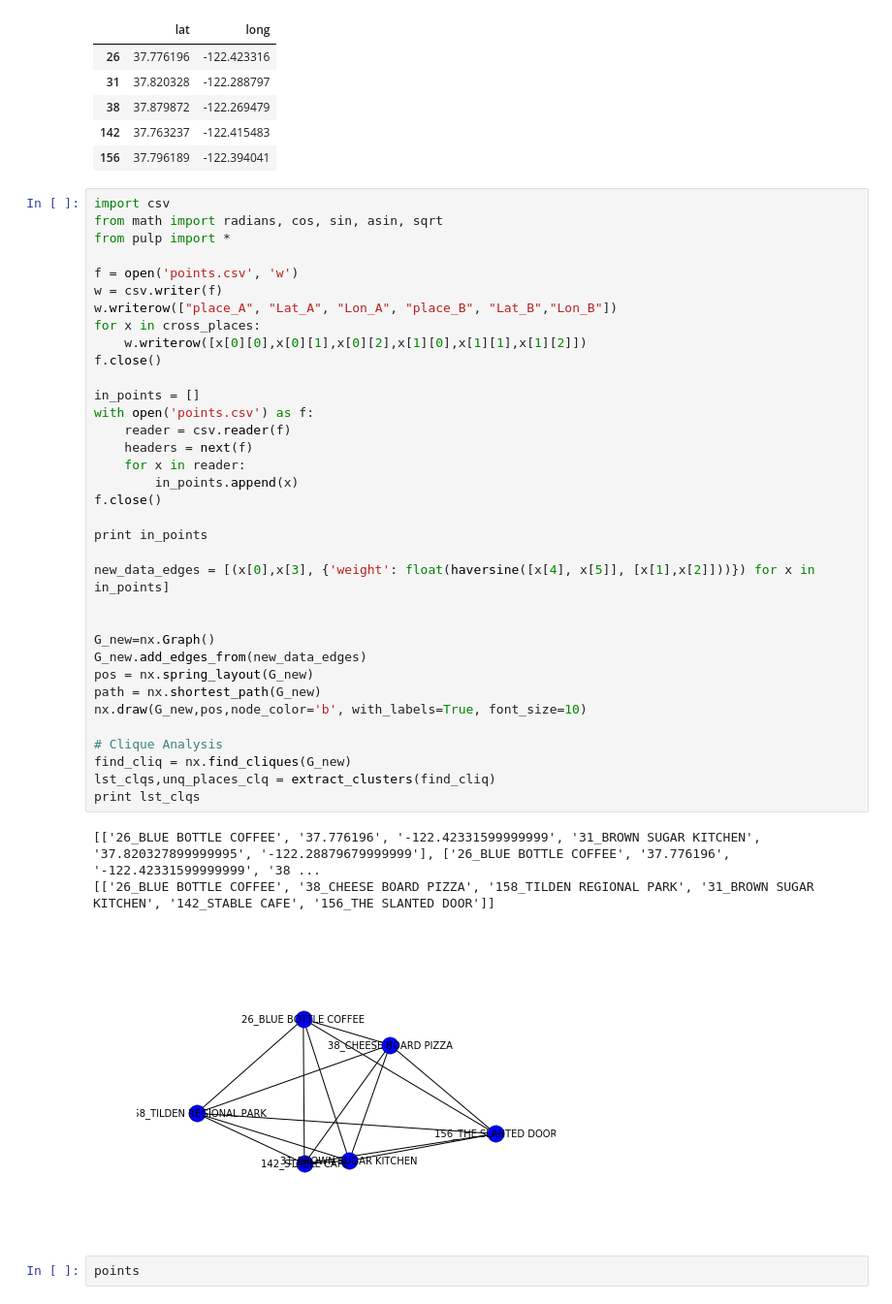
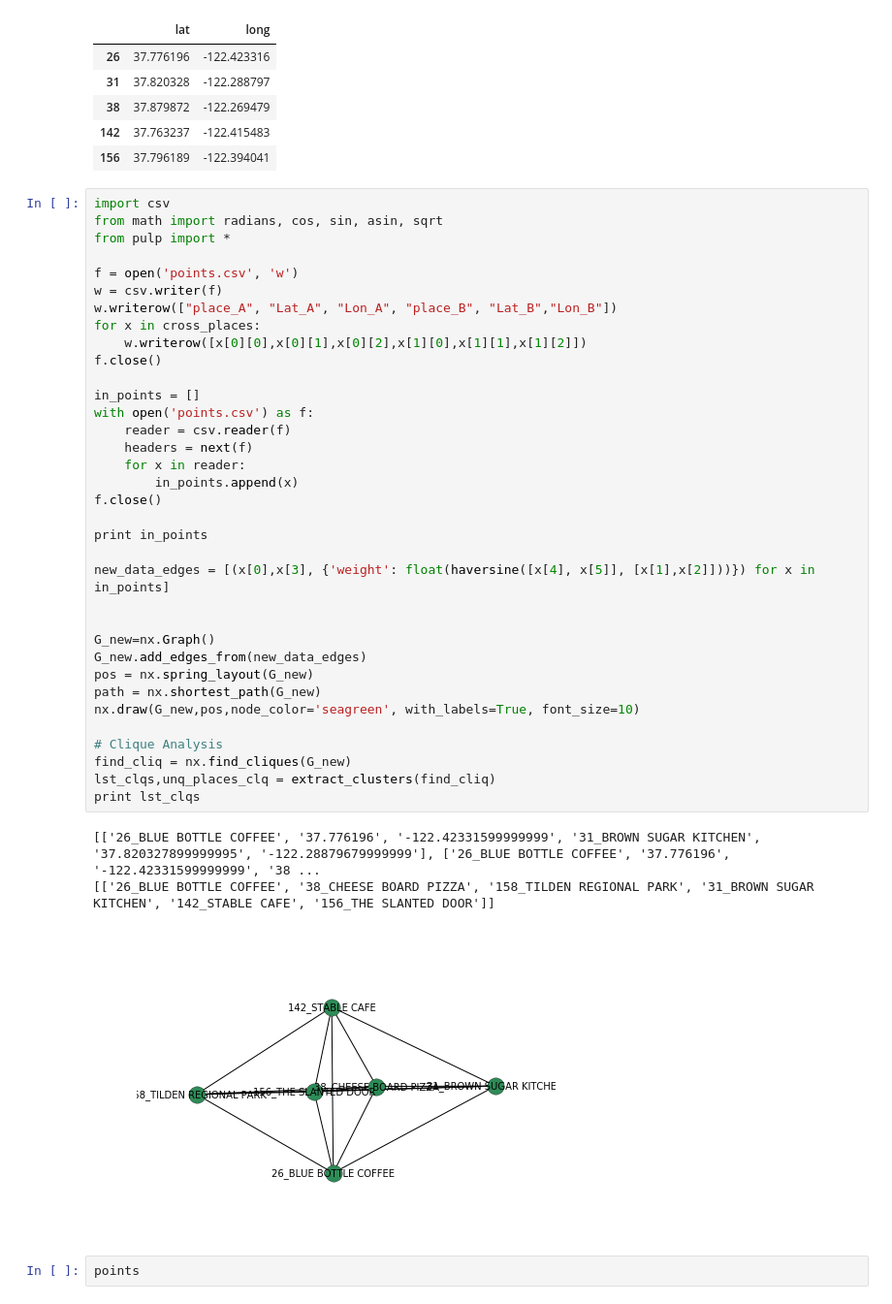
Before and after one commit to sarubenfeld/clusters, a Jupyter notebook: FINAL.ipynb, the cells around one changed output. Shown at 97% size. Saved outputs shown, nothing was run; the diff lists cells and outputs as text.

```diff
--- a/FINAL.ipynb
+++ b/FINAL.ipynb
@@ -798,35 +798,35 @@ w = csv.writer(f)
 w.writerow(["place_A", "Lat_A", "Lon_A", "place_B", "Lat_B","Lon_B"])
 for x in cross_places:
     w.writerow([x[0][0],x[0][1],x[0][2],x[1][0],x[1][1],x[1][2]])
 f.close()
 
 in_points = []
 with open('points.csv') as f:
     reader = csv.reader(f)
     headers = next(f)
     for x in reader:
         in_points.append(x)
 f.close()
 
 print in_points
 
 new_data_edges = [(x[0],x[3], {'weight': float(haversine([x[4], x[5]], [x[1],x[2]]))}) for x in in_points]
 
 
 G_new=nx.Graph()
 G_new.add_edges_from(new_data_edges)
 pos = nx.spring_layout(G_new)
 path = nx.shortest_path(G_new)
-nx.draw(G_new,pos,node_color='b', with_labels=True, font_size=10)
+nx.draw(G_new,pos,node_color='seagreen', with_labels=True, font_size=10)
 
 # Clique Analysis
 find_cliq = nx.find_cliques(G_new)
 lst_clqs,unq_places_clq = extract_clusters(find_cliq)
 print lst_clqs
 # %% [output]
 [['26_BLUE BOTTLE COFFEE', '37.776196', '-122.42331599999999', '31_BROWN SUGAR KITCHEN', '37.820327899999995', '-122.28879679999999'], ['26_BLUE BOTTLE COFFEE', '37.776196', '-122.42331599999999', '38 ...
 [['26_BLUE BOTTLE COFFEE', '38_CHEESE BOARD PIZZA', '158_TILDEN REGIONAL PARK', '31_BROWN SUGAR KITCHEN', '142_STABLE CAFE', '156_THE SLANTED DOOR']]
-[figure, old version]
+[figure, new version]
 # %%
 points
 # %% [output]
```
Also changed, not shown: parts of 16 cells of this notebook, 1 other file.
